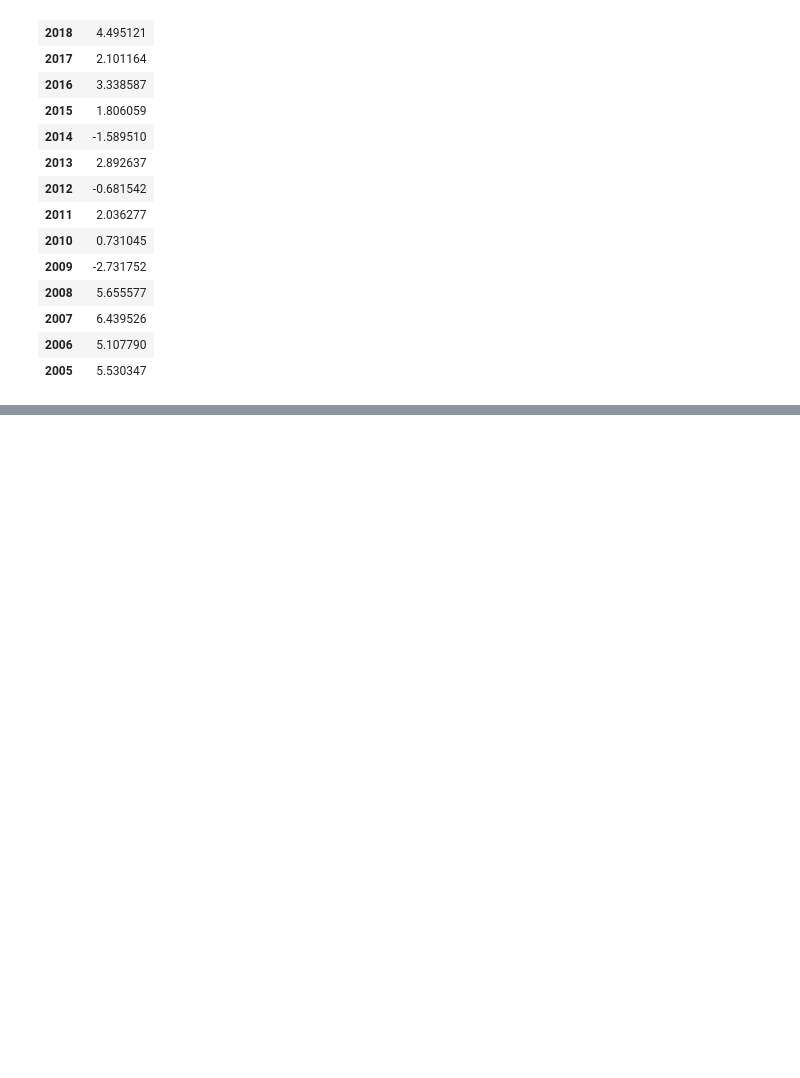
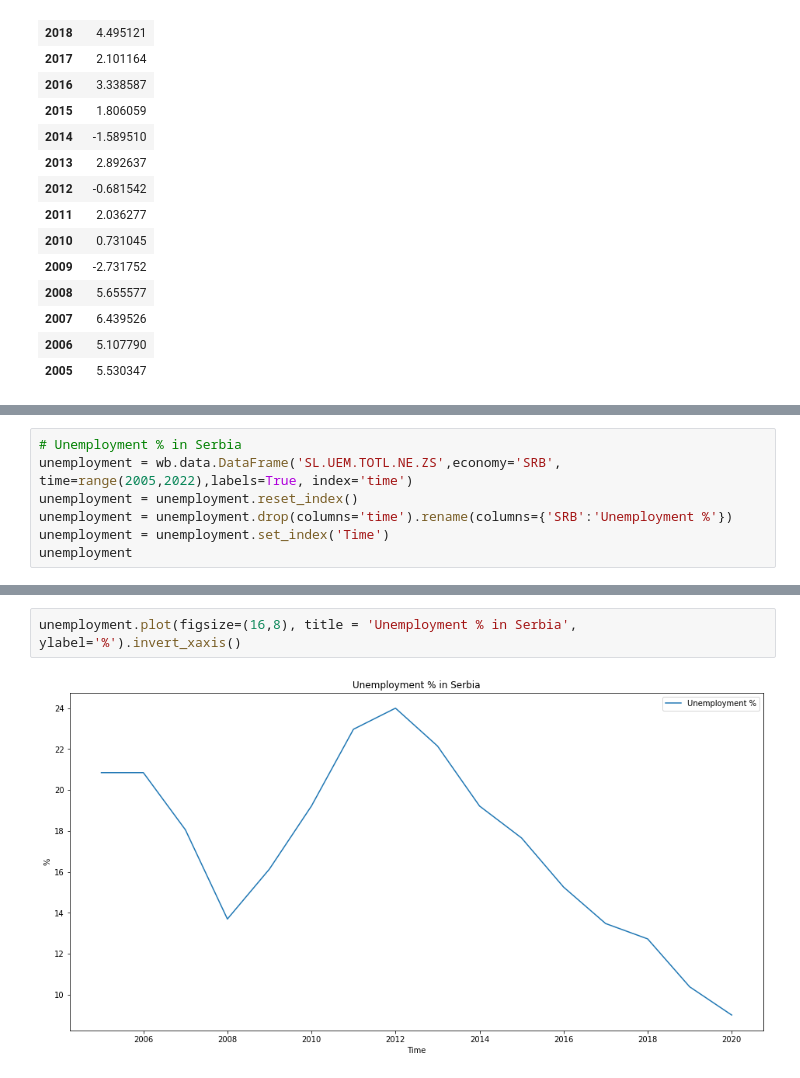
Before and after one commit to dbogatic/world_bank_stats, a Jupyter notebook: country_stats.ipynb, the cells around one changed output, grey strips where cells are left out. Drawn from its saved outputs; the diff is of its cells as text; blank space fills up the shorter version.

```diff
--- a/country_stats.ipynb
+++ b/country_stats.ipynb
@@ -134,0 +153,7 @@ plt.axhline(0, color='r')
+# %%
+# Unemployment % in Serbia
+unemployment = wb.data.DataFrame('SL.UEM.TOTL.NE.ZS',economy='SRB', time=range(2005,2022),labels=True, index='time')
+unemployment = unemployment.reset_index()
+unemployment = unemployment.drop(columns='time').rename(columns={'SRB':'Unemployment %'})
+unemployment = unemployment.set_index('Time')
+unemployment
@@ -134,0 +179,4 @@ plt.axhline(0, color='r')
+# %%
+unemployment.plot(figsize=(16,8), title = 'Unemployment % in Serbia', ylabel='%').invert_xaxis()
+# %% [output]
+[figure, added]
```
Also changed, not shown: parts of 5 cells of this notebook.
